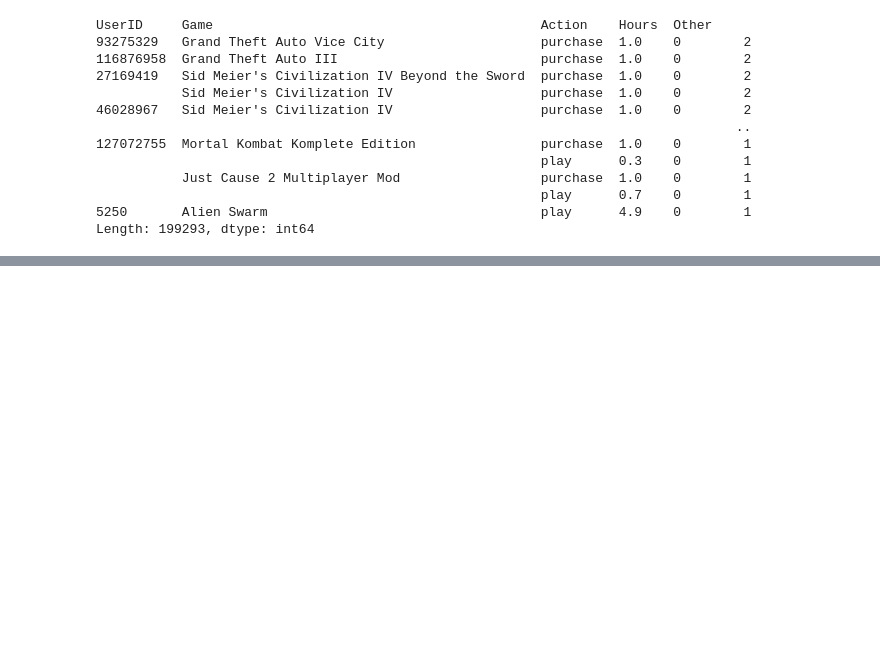
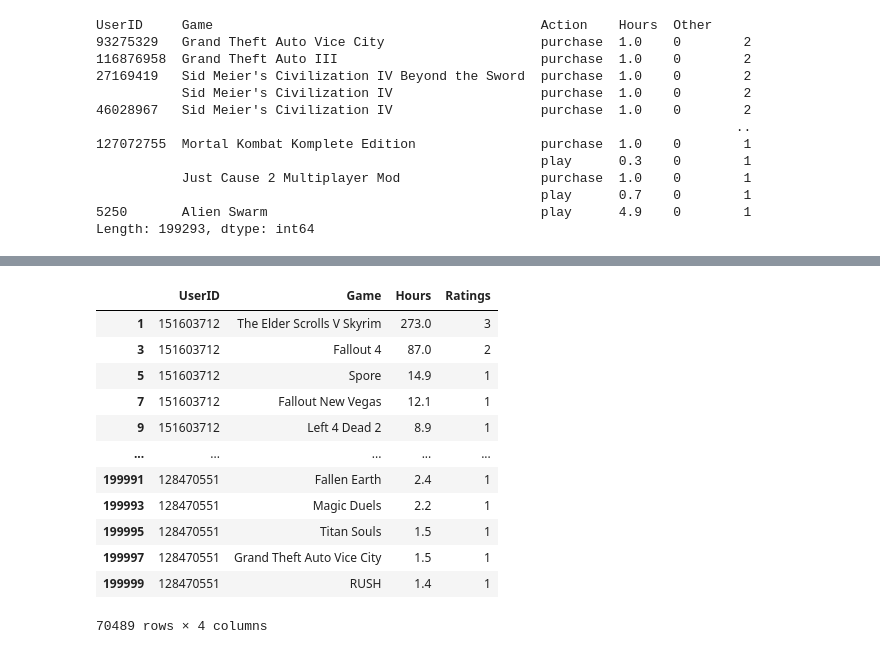
Before and after one commit to pyamin1878/Steam-Games-Rec-System, a Jupyter notebook: Rigat_N_notebook.ipynb, the cells around one changed output, grey strips where cells are left out. Saved outputs shown, nothing was run; the diff lists cells and outputs as text; code cells hidden in the pictures; blank space fills up the shorter version.

```diff
--- a/Rigat_N_notebook.ipynb
+++ b/Rigat_N_notebook.ipynb
@@ -156,0 +81,16 @@ RMSE: 11704.4681
+# %%
+play_data_new
+# %% [output]
+|  | UserID | Game | Hours | Ratings |
+| 1 | 151603712 | The Elder Scrolls V Skyrim | 273.0 | 3 |
+| 3 | 151603712 | Fallout 4 | 87.0 | 2 |
+| 5 | 151603712 | Spore | 14.9 | 1 |
+| 7 | 151603712 | Fallout New Vegas | 12.1 | 1 |
+| 9 | 151603712 | Left 4 Dead 2 | 8.9 | 1 |
+| ... | ... | ... | ... | ... |
+| 199991 | 128470551 | Fallen Earth | 2.4 | 1 |
+| 199993 | 128470551 | Magic Duels | 2.2 | 1 |
+| 199995 | 128470551 | Titan Souls | 1.5 | 1 |
+| 199997 | 128470551 | Grand Theft Auto Vice City | 1.5 | 1 |
+| 199999 | 128470551 | RUSH | 1.4 | 1 |
+70489 rows × 4 columns
```
Also changed, not shown: parts of 20 cells of this notebook.
